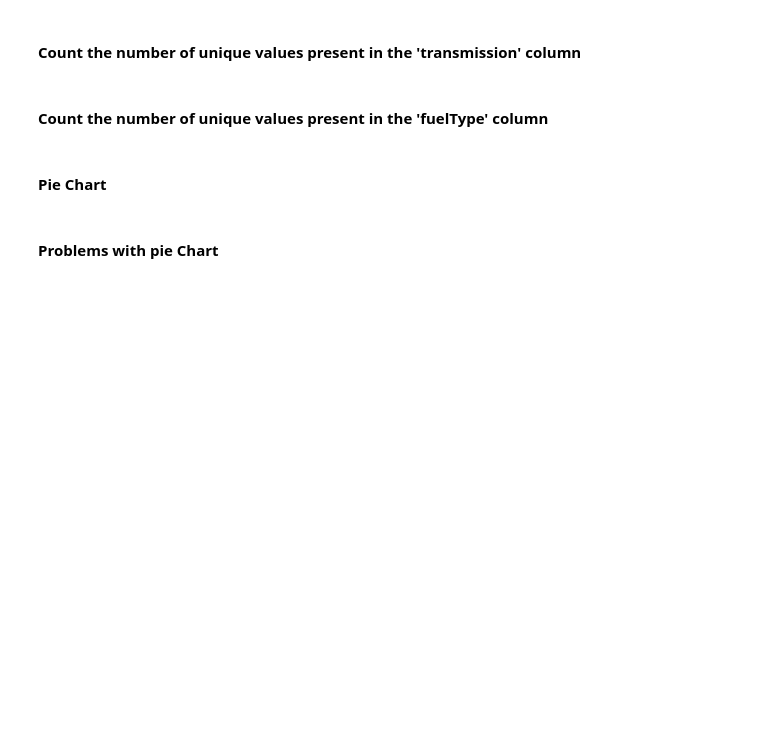
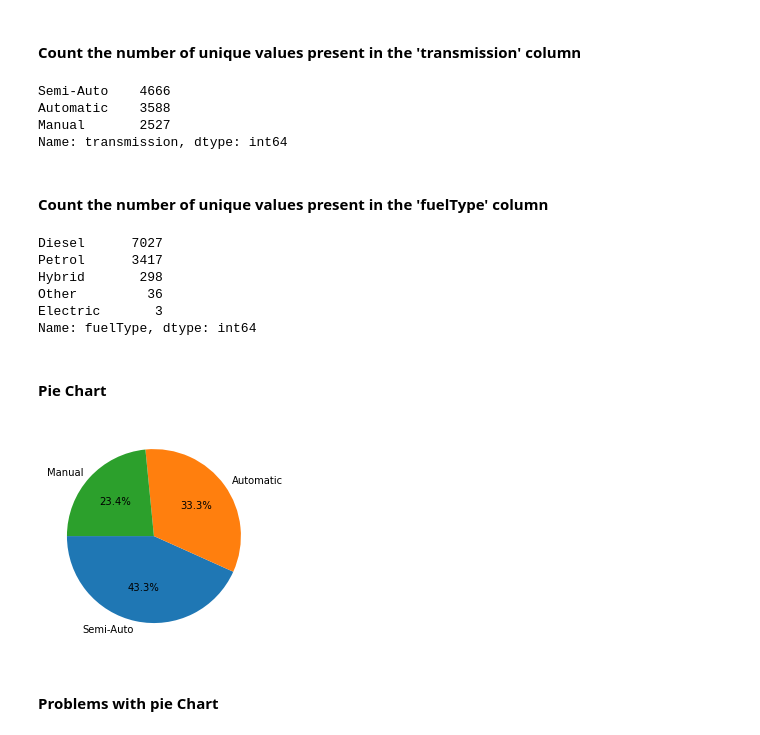
Before and after one commit to SKawsar/Data-Visualization-with-Python, a Jupyter notebook: Lecture_3.ipynb, the cells around one changed output. Cells and saved outputs as stored; diff of their text form; code cells hidden in the pictures; blank space fills up the shorter version.

```diff
--- a/Lecture_3.ipynb
+++ b/Lecture_3.ipynb
@@ -37,2 +45,11 @@ Instructor:
 # %% [markdown]
 #### Read a csv file as pandas DataFrame
+# %%
+df = pd.read_csv("bmw.csv")
+
+# bmw.xlsx
+# df = pd.read_excel("bmw.xlsx")
+
+print(type(df))
+display(df.head())
+display(df.tail())
@@ -45,8 +150,32 @@ Instructor:
 # %% [markdown]
 #### Count the number of unique values present in the 'transmission' column
+# %%
+print(df["transmission"].value_counts())
+# %% [output]
+Semi-Auto    4666
+Automatic    3588
+Manual       2527
+Name: transmission, dtype: int64
 # %% [markdown]
 #### Count the number of unique values present in the 'fuelType' column
+# %%
+print(df["fuelType"].value_counts())
+# %% [output]
+Diesel      7027
+Petrol      3417
+Hybrid       298
+Other         36
+Electric       3
+Name: fuelType, dtype: int64
 # %% [markdown]
 #### Pie Chart
+# %%
+df["transmission"].value_counts().plot(kind="pie",
+                                       autopct='%1.1f%%',
+                                       startangle=180)
+plt.ylabel("")
+plt.show()
+# %% [output]
+[figure, added]
 # %% [markdown]
 #### Problems with pie Chart
```
Also changed, not shown: parts of 13 cells of this notebook.
